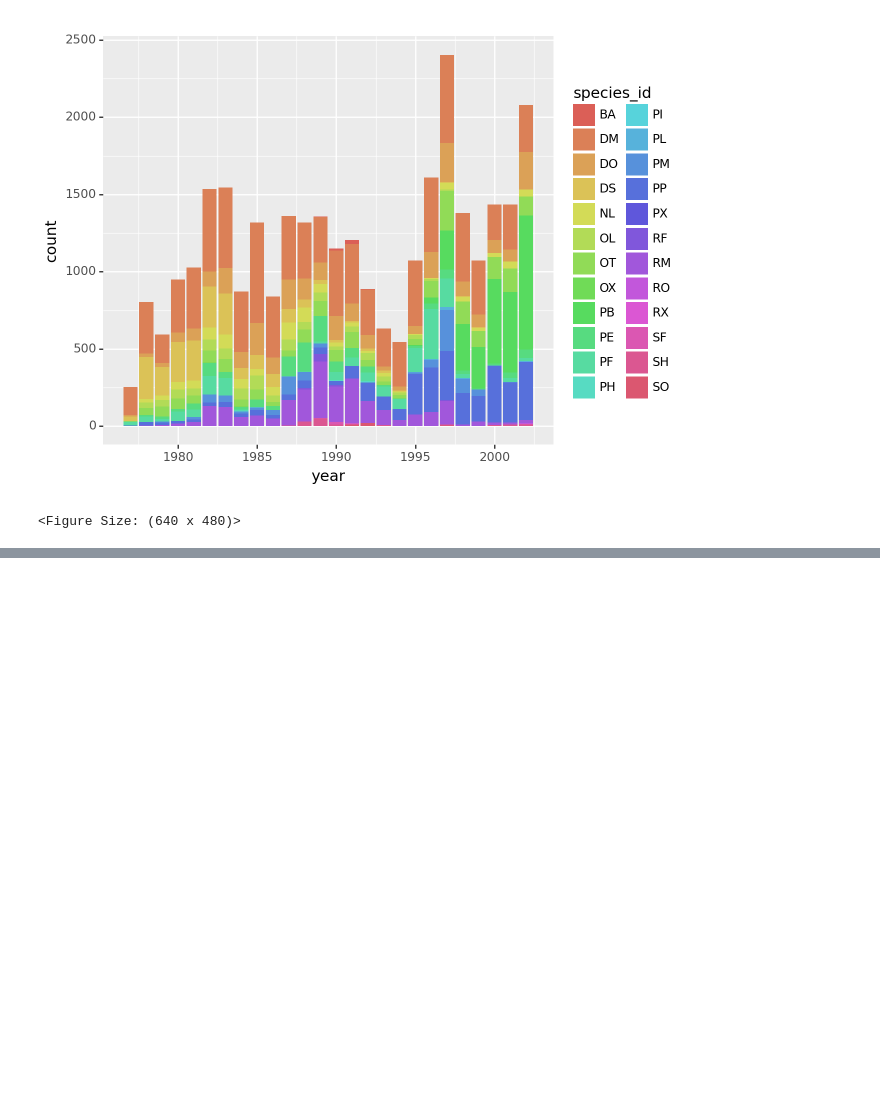
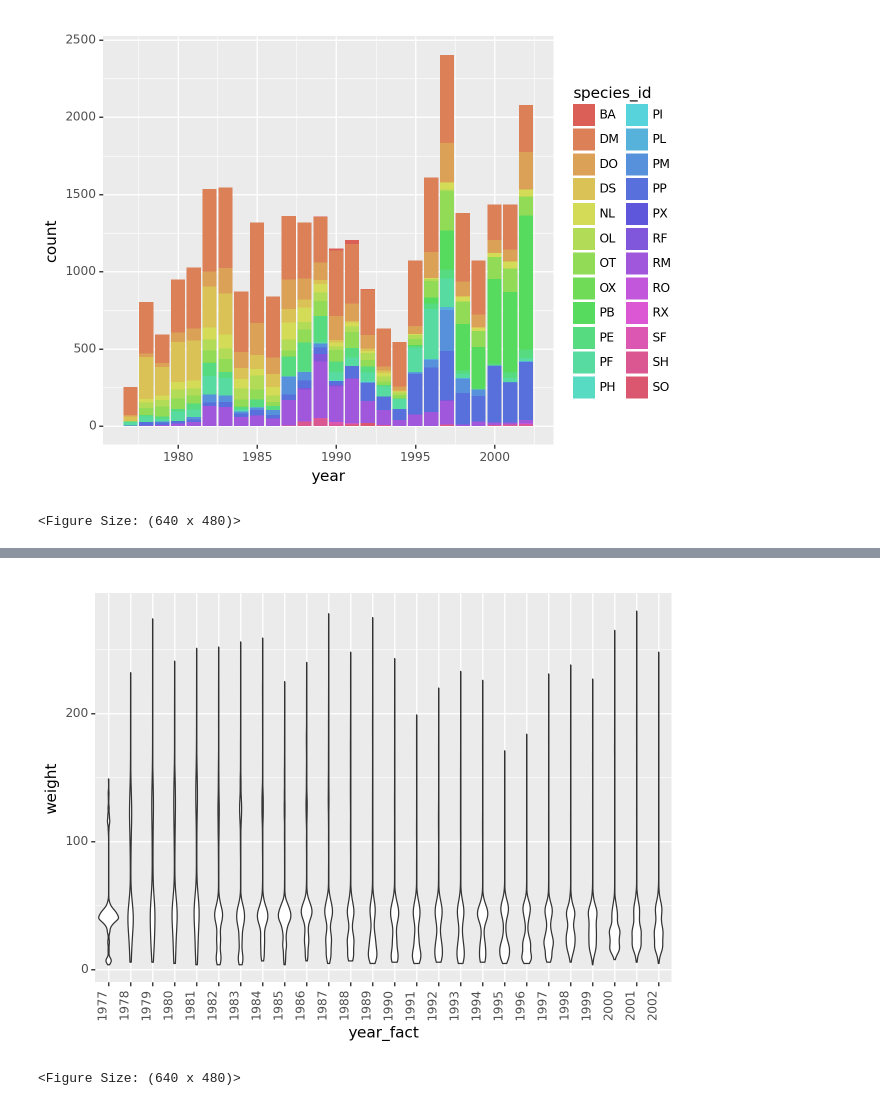
Before and after one commit to luanlimasoueu/analise-de-dados, a Jupyter notebook: plot/ggplot/2_exemplo/2_exemplo.ipynb, the cells around one changed output, grey strips where cells are left out. Cells and saved outputs as stored; diff of their text form; code cells hidden in the pictures; blank space fills up the shorter version.

```diff
--- a/plot/ggplot/2_exemplo/2_exemplo.ipynb
+++ b/plot/ggplot/2_exemplo/2_exemplo.ipynb
@@ -56,0 +74,7 @@ ggplot(survs_df)+ aes(x='year', fill = 'species_id') + geom_bar(stat = 'count')
+# %%
+flip_xlabels = theme(axis_text_x = element_text(angle=90, hjust=1))
+# %%
+ggplot(survs_df) + aes(x='year_fact', y='weight') + geom_violin() + flip_xlabels
+# %% [output]
+[figure, added]
+<Figure Size: (640 x 480)>
```
Also changed, not shown: parts of 11 cells of this notebook.
